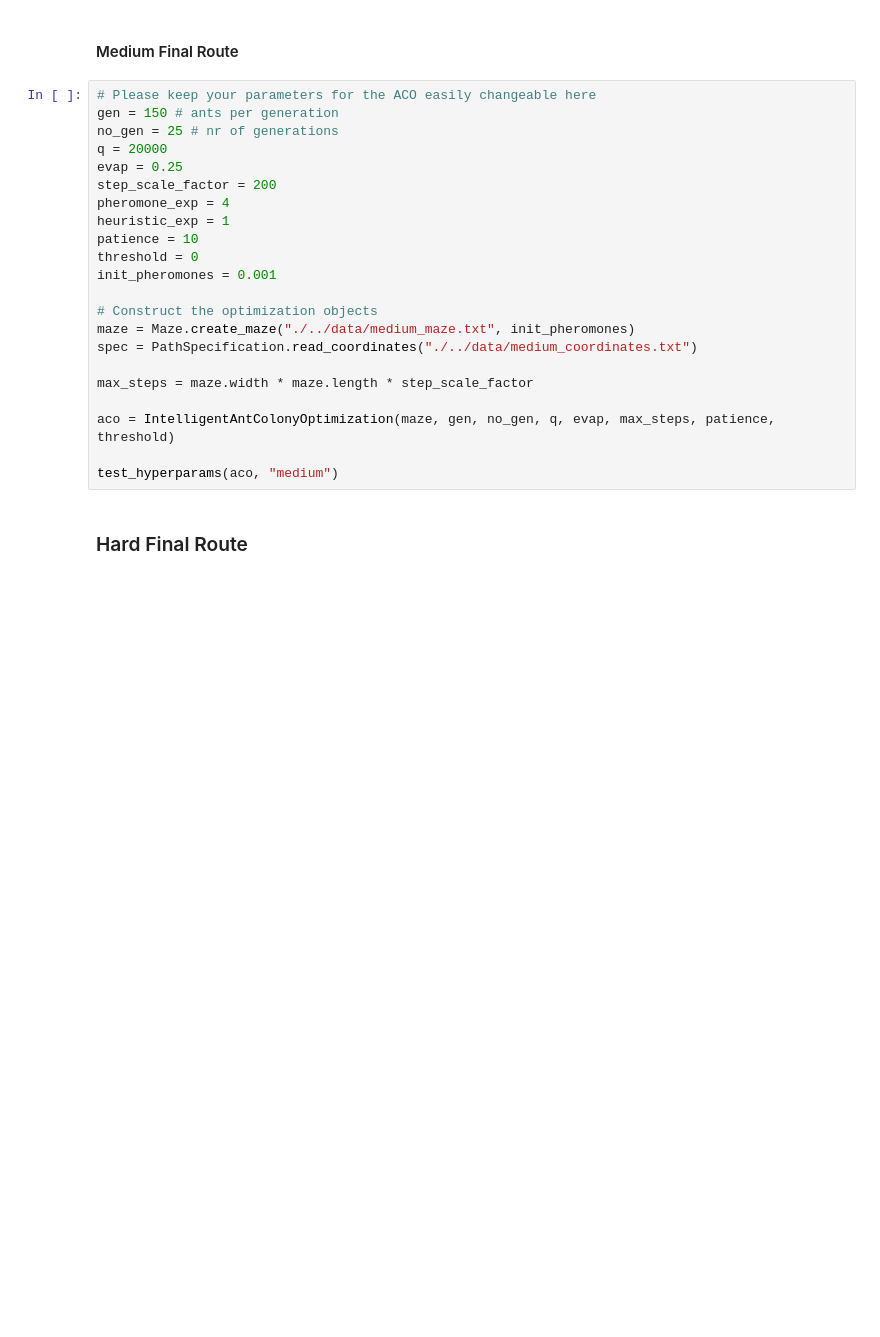
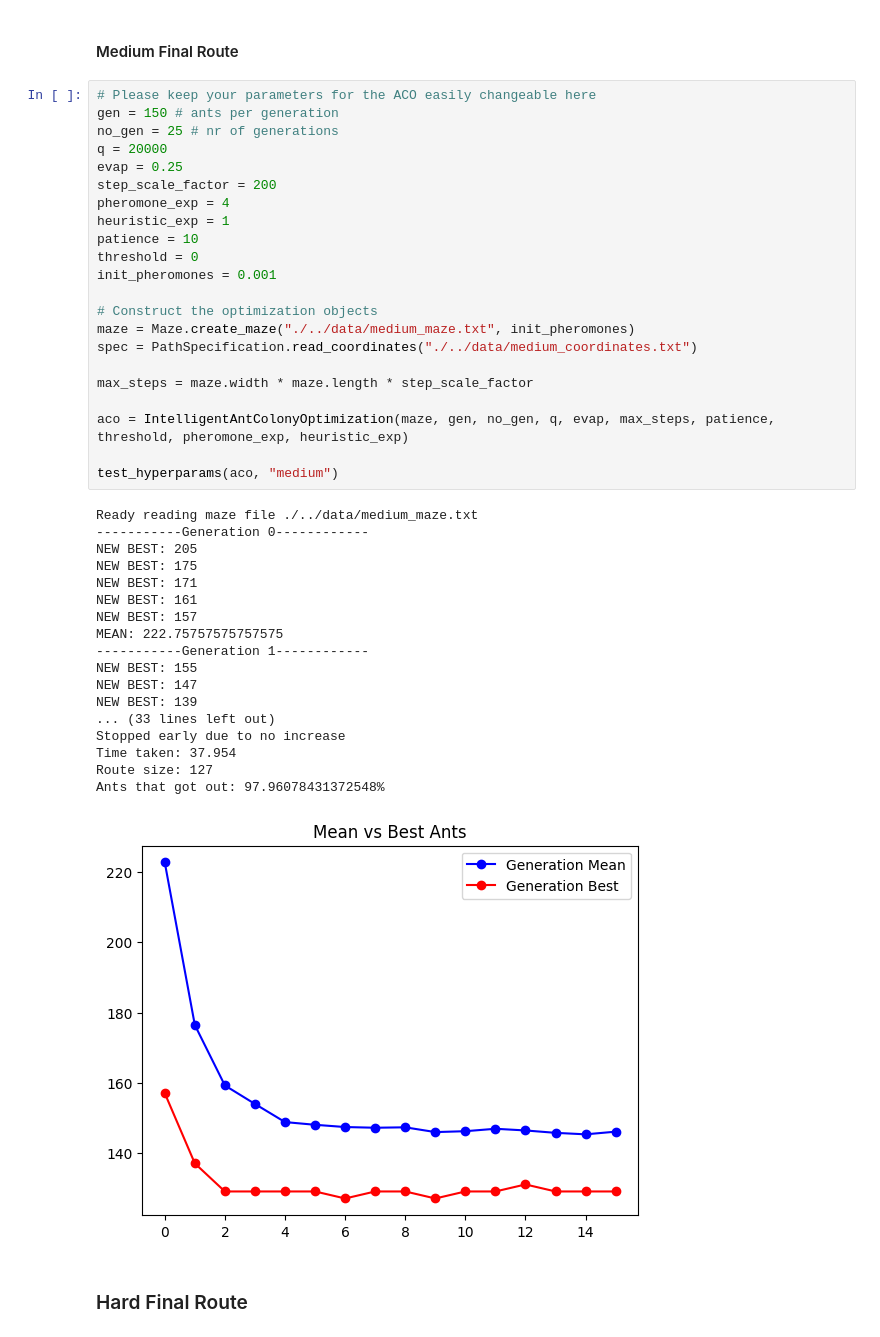
Before and after one commit to Nepthy5/Assignment_2, a Jupyter notebook: src/Main.ipynb, the cells around one changed output. Saved outputs shown, nothing was run; the diff lists cells and outputs as text; blank space fills up the shorter version.

```diff
--- a/src/Main.ipynb
+++ b/src/Main.ipynb
@@ -1674,25 +1744,44 @@ test_hyperparams(aco, "easy", show_plot=False)
 # %%
 # Please keep your parameters for the ACO easily changeable here
 gen = 150 # ants per generation
 no_gen = 25 # nr of generations
 q = 20000
 evap = 0.25
 step_scale_factor = 200
 pheromone_exp = 4
 heuristic_exp = 1
 patience = 10
 threshold = 0
 init_pheromones = 0.001
 
 # Construct the optimization objects
 maze = Maze.create_maze("./../data/medium_maze.txt", init_pheromones)
 spec = PathSpecification.read_coordinates("./../data/medium_coordinates.txt")
 
 max_steps = maze.width * maze.length * step_scale_factor
 
-aco = IntelligentAntColonyOptimization(maze, gen, no_gen, q, evap, max_steps, patience, threshold)
+aco = IntelligentAntColonyOptimization(maze, gen, no_gen, q, evap, max_steps, patience, threshold, pheromone_exp, heuristic_exp)
 
 test_hyperparams(aco, "medium")
+# %% [output]
+Ready reading maze file ./../data/medium_maze.txt
+-----------Generation 0------------
+NEW BEST: 205
+NEW BEST: 175
+NEW BEST: 171
+NEW BEST: 161
+NEW BEST: 157
+MEAN: 222.75757575757575
+-----------Generation 1------------
+NEW BEST: 155
+NEW BEST: 147
+NEW BEST: 139
+... (33 lines left out)
+Stopped early due to no increase
+Time taken: 37.954
+Route size: 127
+Ants that got out: 97.96078431372548%
+[figure, added]
 # %% [markdown]
 ### Hard Final Route
 # %%
```
Also changed, not shown: parts of 43 cells of this notebook, 4 other files.
